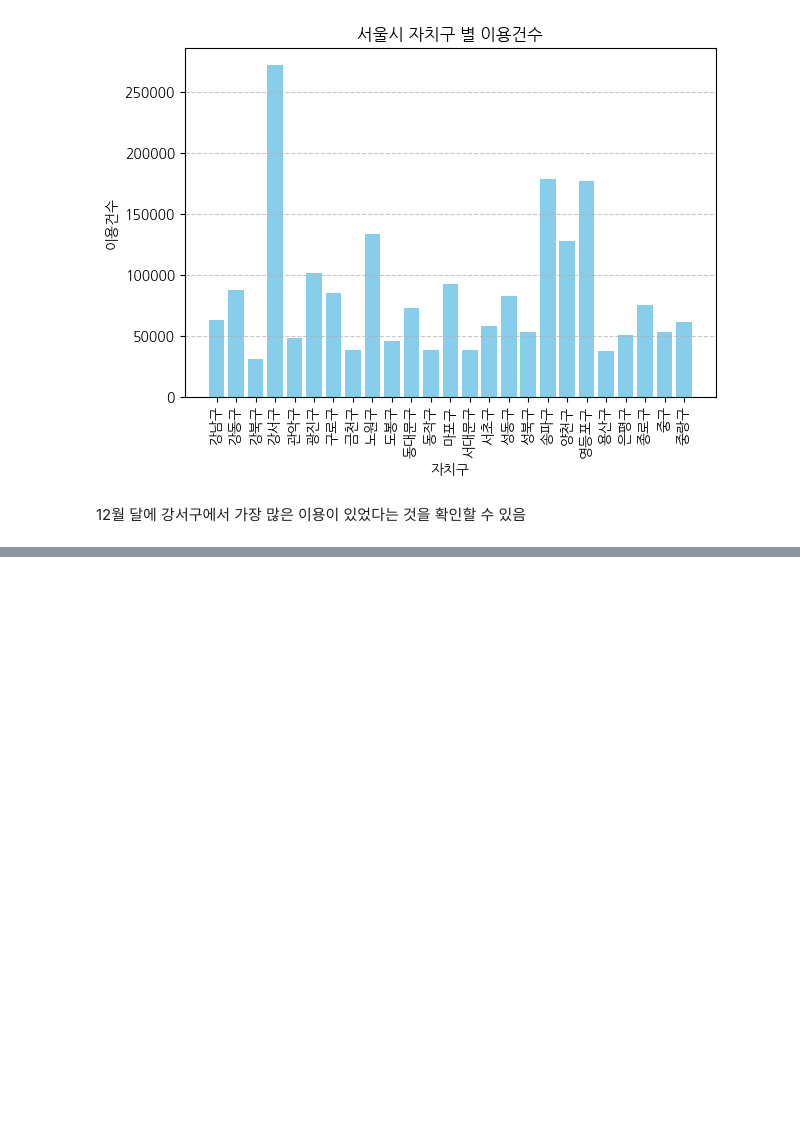
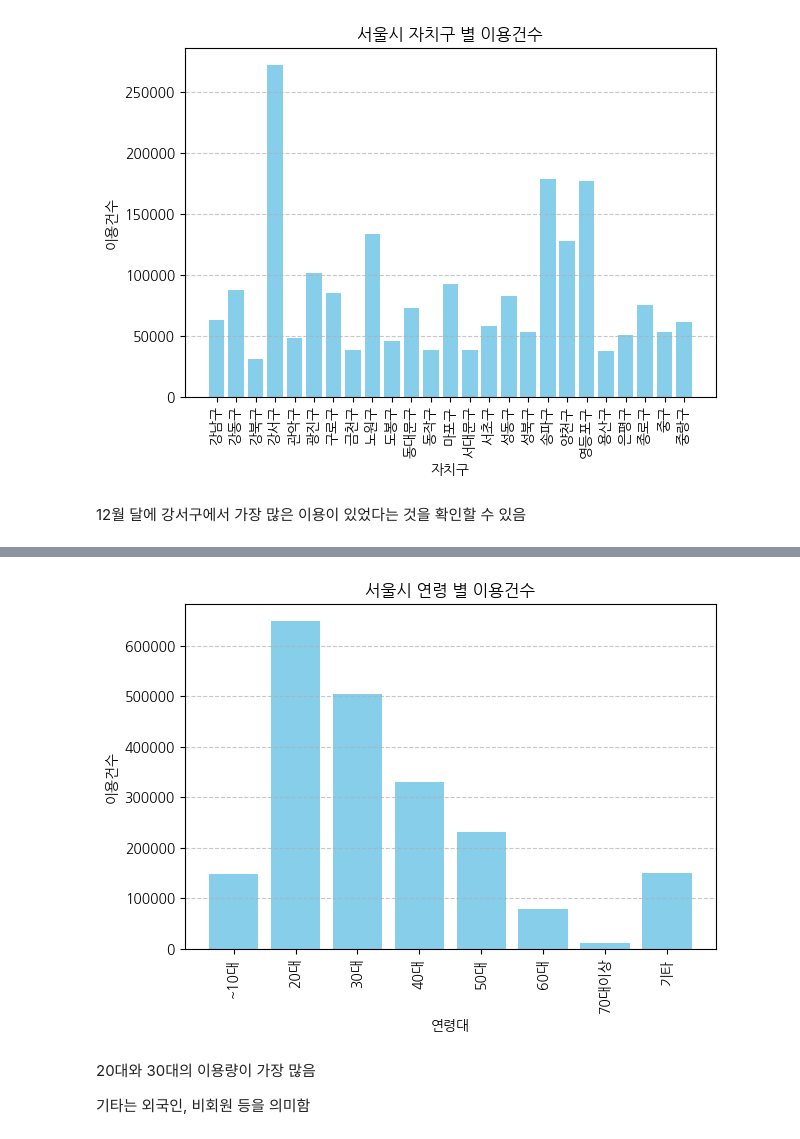
Before and after one commit to b00kkk/bikeseoul, a Jupyter notebook: 시각화.ipynb, the cells around one changed output, grey strips where cells are left out. Cells and saved outputs as stored; diff of their text form; code cells hidden in the pictures; blank space fills up the shorter version.

```diff
--- a/시각화.ipynb
+++ b/시각화.ipynb
@@ -96,3 +96,5 @@ plt.show()
 [figure]
 # %% [markdown]
 12월 달에 강서구에서 가장 많은 이용이 있었다는 것을 확인할 수 있음
+# %%
+age_usage=pd.DataFrame(usage_12.groupby('연령대코드').이용건수.sum()).reset_index()
@@ -98,0 +113,4 @@ plt.show()
+# %%
+age_usage_10=age_usage.iloc[6]
+age_usage=age_usage.drop(index=6)
+age_usage= pd.concat([age_usage.iloc[:0], age_usage_10.to_frame().T, age_usage.iloc[0:]]).reset_index(drop=True)
@@ -98,0 +129,18 @@ plt.show()
+# %%
+import matplotlib.pyplot as plt
+
+plt.rc('font', family='NanumGothic')
+plt.bar(age_usage['연령대코드'], age_usage['이용건수'], color='skyblue')
+plt.xlabel('연령대')
+plt.ylabel('이용건수')
+plt.title('서울시 연령 별 이용건수')
+plt.xticks(rotation=90)
+plt.grid(axis='y', linestyle='--', alpha=0.7)
+plt.tight_layout()
+plt.show()
+# %% [output]
+[figure, added]
+# %% [markdown]
+20대와 30대의 이용량이 가장 많음
+
+기타는 외국인, 비회원 등을 의미함
```
Also changed, not shown: parts of 9 cells of this notebook.
